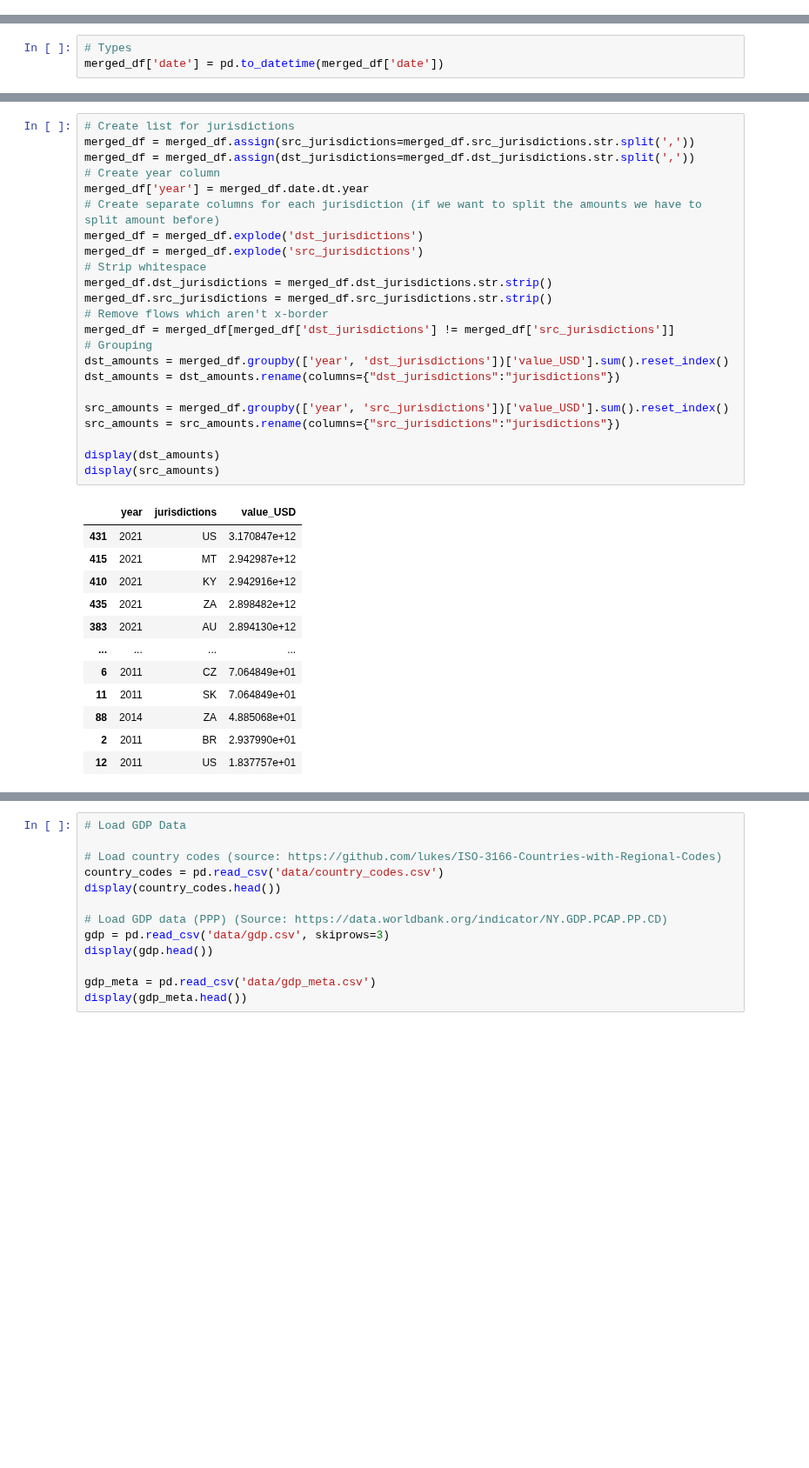
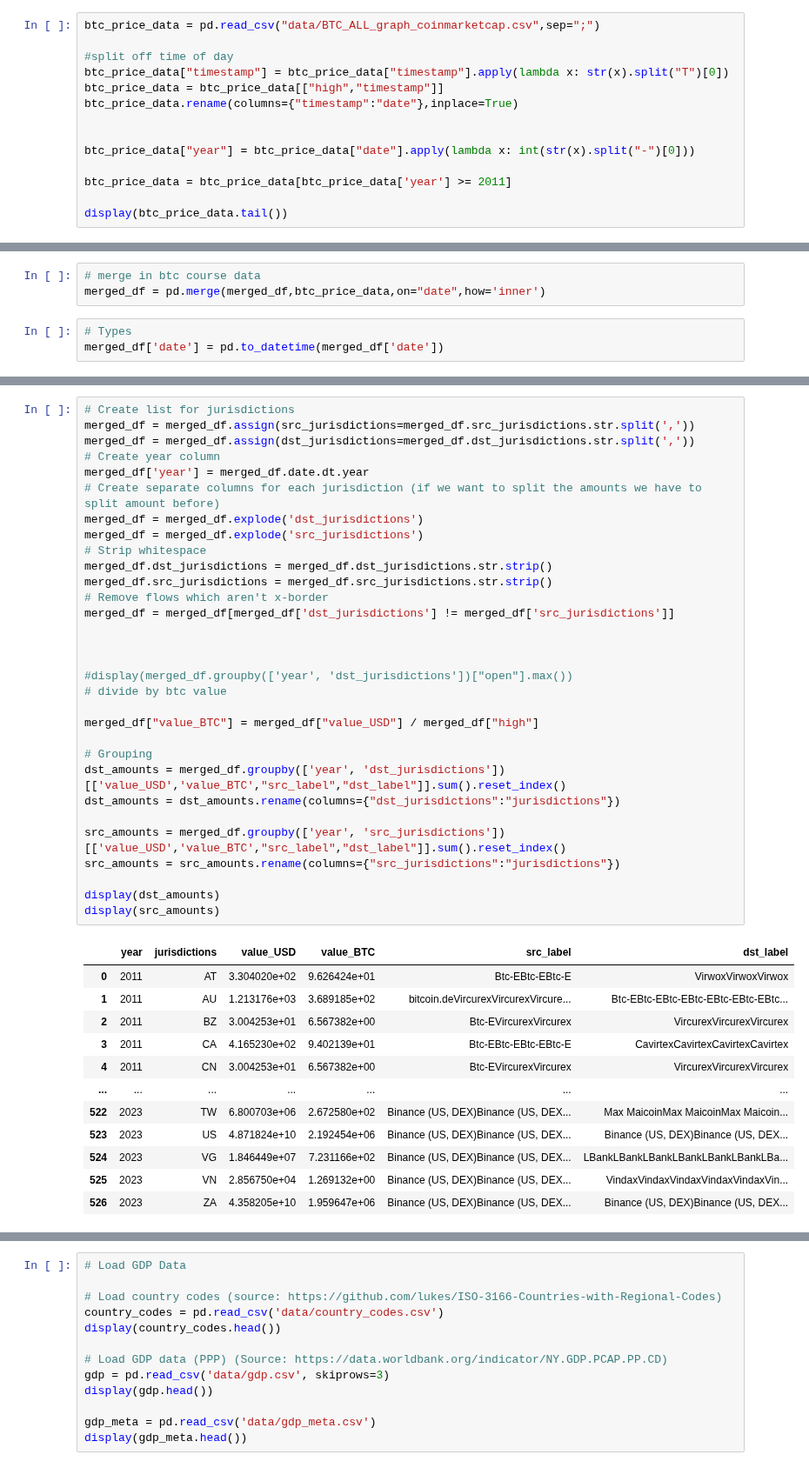
Before and after one commit to FlowDrucka64/MoneyFlow, a Jupyter notebook: data_exploration.ipynb, the cells around one changed output, grey strips where cells are left out. Shown at 87% size. Cells and saved outputs as stored; diff of their text form; blank space fills up the shorter version.

Commit message:
further exploration and btc data

```diff
--- a/data_exploration.ipynb
+++ b/data_exploration.ipynb
@@ -11,0 +14,14 @@ import numpy as np
+# %%
+btc_price_data = pd.read_csv("data/BTC_ALL_graph_coinmarketcap.csv",sep=";")
+
+#split off time of day
+btc_price_data["timestamp"] = btc_price_data["timestamp"].apply(lambda x: str(x).split("T")[0])
+btc_price_data = btc_price_data[["high","timestamp"]]
+btc_price_data.rename(columns={"timestamp":"date"},inplace=True)
+
+
+btc_price_data["year"] = btc_price_data["date"].apply(lambda x: int(str(x).split("-")[0]))
+
+btc_price_data = btc_price_data[btc_price_data['year'] >= 2011]
+
+display(btc_price_data.tail())
@@ -110,6 +133,9 @@ Flows after merging actor data 1904481
 | 2 | 1coin | 1coin | 429150403 | 2738.687542 | 2014-03-13 | 1coin.io | 1Coin | CA, US | ... |
 | 3 | 1coin | 1coin | 333900098 | 2092.574397 | 2014-03-14 | 1coin.io | 1Coin | CA, US | ... |
 | 4 | 1coin | 1coin | 779334803 | 4938.373652 | 2014-03-15 | 1coin.io | 1Coin | CA, US | ... |
+# %%
+# merge in btc course data
+merged_df = pd.merge(merged_df,btc_price_data,on="date",how='inner')
 # %%
 # Types
 merged_df['date'] = pd.to_datetime(merged_df['date'])
@@ -116,36 +172,44 @@ merged_df['date'] = pd.to_datetime(merged_df['date'])
 # %%
 # Create list for jurisdictions
 merged_df = merged_df.assign(src_jurisdictions=merged_df.src_jurisdictions.str.split(','))
 merged_df = merged_df.assign(dst_jurisdictions=merged_df.dst_jurisdictions.str.split(','))
 # Create year column
 merged_df['year'] = merged_df.date.dt.year
 # Create separate columns for each jurisdiction (if we want to split the amounts we have to split amount before)
 merged_df = merged_df.explode('dst_jurisdictions')
 merged_df = merged_df.explode('src_jurisdictions')
 # Strip whitespace
 merged_df.dst_jurisdictions = merged_df.dst_jurisdictions.str.strip()
 merged_df.src_jurisdictions = merged_df.src_jurisdictions.str.strip()
 # Remove flows which aren't x-border
 merged_df = merged_df[merged_df['dst_jurisdictions'] != merged_df['src_jurisdictions']]
+
+
+
+#display(merged_df.groupby(['year', 'dst_jurisdictions'])["open"].max())
+# divide by btc value
+
+merged_df["value_BTC"] = merged_df["value_USD"] / merged_df["high"]
+
 # Grouping
-dst_amounts = merged_df.groupby(['year', 'dst_jurisdictions'])['value_USD'].sum().reset_index()
+dst_amounts = merged_df.groupby(['year', 'dst_jurisdictions'])[['value_USD','value_BTC',"src_label","dst_label"]].sum().reset_index()
 dst_amounts = dst_amounts.rename(columns={"dst_jurisdictions":"jurisdictions"})
 
-src_amounts = merged_df.groupby(['year', 'src_jurisdictions'])['value_USD'].sum().reset_index()
+src_amounts = merged_df.groupby(['year', 'src_jurisdictions'])[['value_USD','value_BTC',"src_label","dst_label"]].sum().reset_index()
 src_amounts = src_amounts.rename(columns={"src_jurisdictions":"jurisdictions"})
 
 display(dst_amounts)
 display(src_amounts)
 # %% [output]
-|  | year | jurisdictions | value_USD |
-| 431 | 2021 | US | 3.170847e+12 |
-| 415 | 2021 | MT | 2.942987e+12 |
-| 410 | 2021 | KY | 2.942916e+12 |
-| 435 | 2021 | ZA | 2.898482e+12 |
-| 383 | 2021 | AU | 2.894130e+12 |
-| ... | ... | ... | ... |
-| 6 | 2011 | CZ | 7.064849e+01 |
-| 11 | 2011 | SK | 7.064849e+01 |
-| 88 | 2014 | ZA | 4.885068e+01 |
-| 2 | 2011 | BR | 2.937990e+01 |
-| 12 | 2011 | US | 1.837757e+01 |
+|  | year | jurisdictions | value_USD | value_BTC | src_label | dst_label |
+| 0 | 2011 | AT | 3.304020e+02 | 9.626424e+01 | Btc-EBtc-EBtc-E | VirwoxVirwoxVirwox |
+| 1 | 2011 | AU | 1.213176e+03 | 3.689185e+02 | bitcoin.deVircurexVircurexVircure... | Btc-EBtc-EBtc-EBtc-EBtc-EBtc-EBtc... |
+| 2 | 2011 | BZ | 3.004253e+01 | 6.567382e+00 | Btc-EVircurexVircurex | VircurexVircurexVircurex |
+| 3 | 2011 | CA | 4.165230e+02 | 9.402139e+01 | Btc-EBtc-EBtc-EBtc-E | CavirtexCavirtexCavirtexCavirtex |
+| 4 | 2011 | CN | 3.004253e+01 | 6.567382e+00 | Btc-EVircurexVircurex | VircurexVircurexVircurex |
+| ... | ... | ... | ... | ... | ... | ... |
+| 522 | 2023 | TW | 6.800703e+06 | 2.672580e+02 | Binance (US, DEX)Binance (US, DEX... | Max MaicoinMax MaicoinMax Maicoin... |
+| 523 | 2023 | US | 4.871824e+10 | 2.192454e+06 | Binance (US, DEX)Binance (US, DEX... | Binance (US, DEX)Binance (US, DEX... |
+| 524 | 2023 | VG | 1.846449e+07 | 7.231166e+02 | Binance (US, DEX)Binance (US, DEX... | LBankLBankLBankLBankLBankLBankLBa... |
+| 525 | 2023 | VN | 2.856750e+04 | 1.269132e+00 | Binance (US, DEX)Binance (US, DEX... | VindaxVindaxVindaxVindaxVindaxVin... |
+| 526 | 2023 | ZA | 4.358205e+10 | 1.959647e+06 | Binance (US, DEX)Binance (US, DEX... | Binance (US, DEX)Binance (US, DEX... |
```
Also changed, not shown: parts of 16 cells of this notebook, 1 other file.
